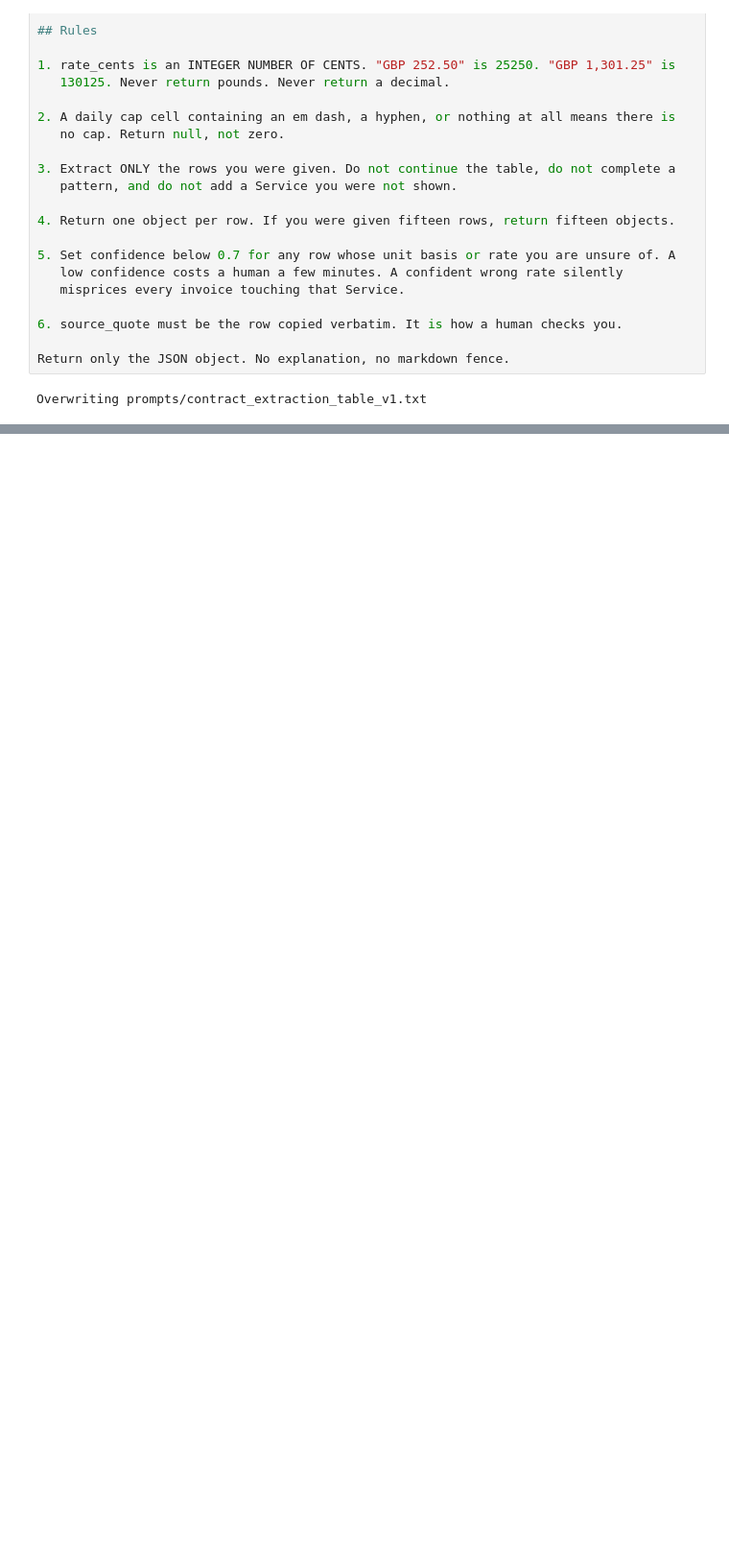
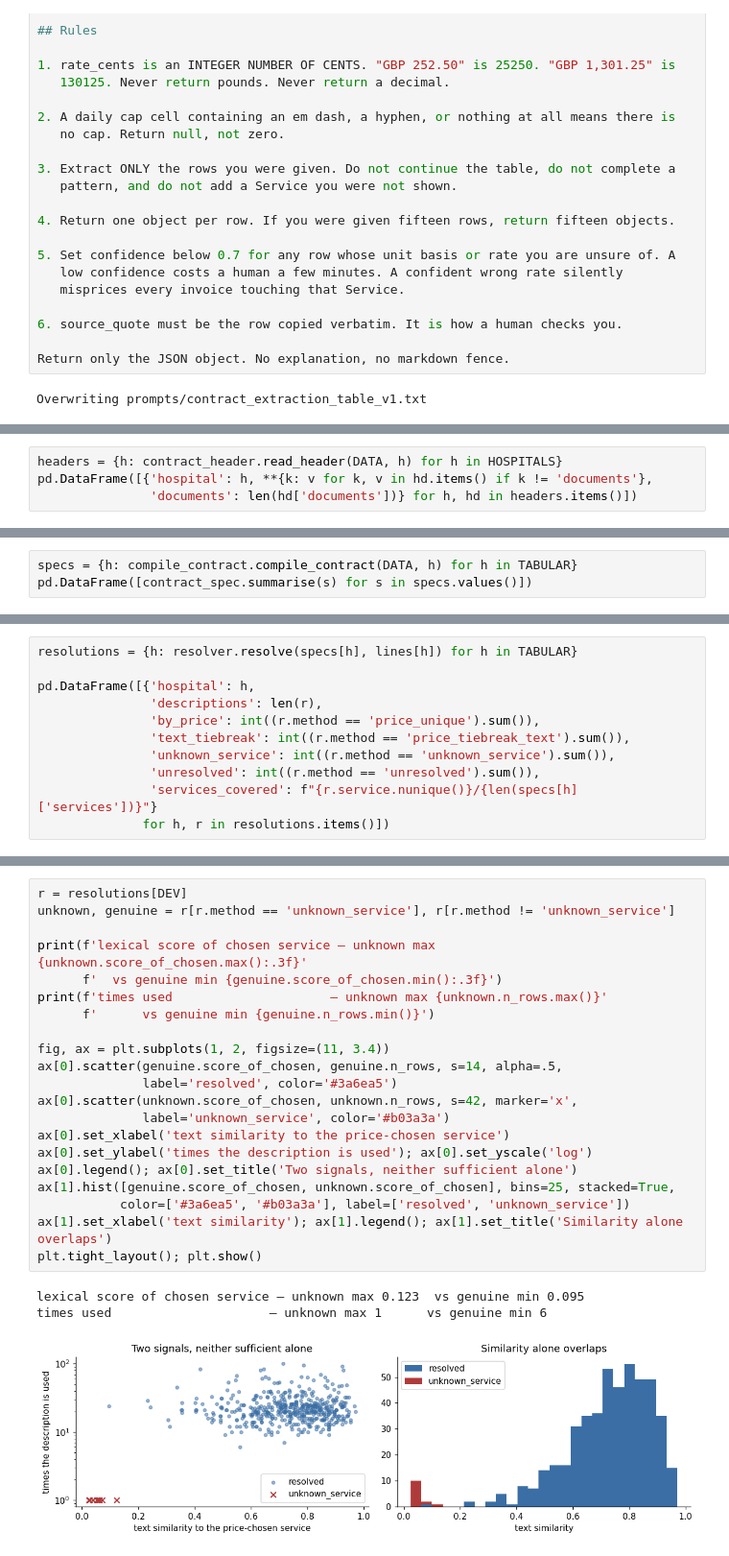
Before and after one commit to nxull9/invoice-audit, a Jupyter notebook: notebooks/invoice_audit.ipynb, the cells around one changed output, grey strips where cells are left out. Shown at 96% size. Saved outputs shown, nothing was run; the diff lists cells and outputs as text; blank space fills up the shorter version.

```diff
--- a/notebooks/invoice_audit.ipynb
+++ b/notebooks/invoice_audit.ipynb
@@ -3265,0 +2606,4 @@ if len(scores):
+# %%
+headers = {h: contract_header.read_header(DATA, h) for h in HOSPITALS}
+pd.DataFrame([{'hospital': h, **{k: v for k, v in hd.items() if k != 'documents'},
+               'documents': len(hd['documents'])} for h, hd in headers.items()])
@@ -3265,0 +2687,3 @@ if len(scores):
+# %%
+specs = {h: compile_contract.compile_contract(DATA, h) for h in TABULAR}
+pd.DataFrame([contract_spec.summarise(s) for s in specs.values()])
@@ -3265,0 +2862,11 @@ if len(scores):
+# %%
+resolutions = {h: resolver.resolve(specs[h], lines[h]) for h in TABULAR}
+
+pd.DataFrame([{'hospital': h,
+               'descriptions': len(r),
+               'by_price': int((r.method == 'price_unique').sum()),
+               'text_tiebreak': int((r.method == 'price_tiebreak_text').sum()),
+               'unknown_service': int((r.method == 'unknown_service').sum()),
+               'unresolved': int((r.method == 'unresolved').sum()),
+               'services_covered': f"{r.service.nunique()}/{len(specs[h]['services'])}"}
+              for h, r in resolutions.items()])
@@ -3265,0 +2888,25 @@ if len(scores):
+# %%
+r = resolutions[DEV]
+unknown, genuine = r[r.method == 'unknown_service'], r[r.method != 'unknown_service']
+
+print(f'lexical score of chosen service — unknown max {unknown.score_of_chosen.max():.3f}'
+      f'  vs genuine min {genuine.score_of_chosen.min():.3f}')
+print(f'times used                     — unknown max {unknown.n_rows.max()}'
+      f'      vs genuine min {genuine.n_rows.min()}')
+
+fig, ax = plt.subplots(1, 2, figsize=(11, 3.4))
+ax[0].scatter(genuine.score_of_chosen, genuine.n_rows, s=14, alpha=.5,
+              label='resolved', color='#3a6ea5')
+ax[0].scatter(unknown.score_of_chosen, unknown.n_rows, s=42, marker='x',
+              label='unknown_service', color='#b03a3a')
+ax[0].set_xlabel('text similarity to the price-chosen service')
+ax[0].set_ylabel('times the description is used'); ax[0].set_yscale('log')
+ax[0].legend(); ax[0].set_title('Two signals, neither sufficient alone')
+ax[1].hist([genuine.score_of_chosen, unknown.score_of_chosen], bins=25, stacked=True,
+           color=['#3a6ea5', '#b03a3a'], label=['resolved', 'unknown_service'])
+ax[1].set_xlabel('text similarity'); ax[1].legend(); ax[1].set_title('Similarity alone overlaps')
+plt.tight_layout(); plt.show()
+# %% [output]
+lexical score of chosen service — unknown max 0.123  vs genuine min 0.095
+times used                     — unknown max 1      vs genuine min 6
+[figure, added]
```
Also changed, not shown: parts of 221 cells of this notebook, 3 other files.
